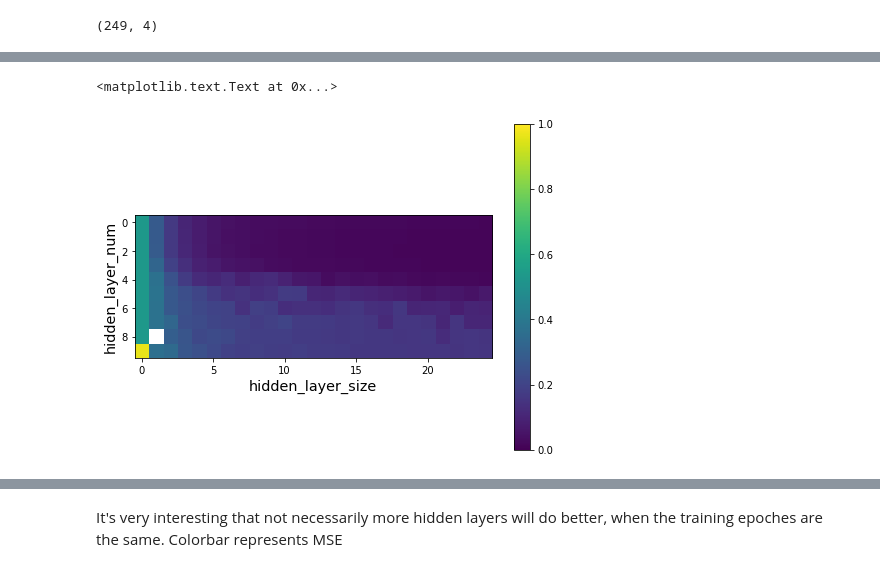
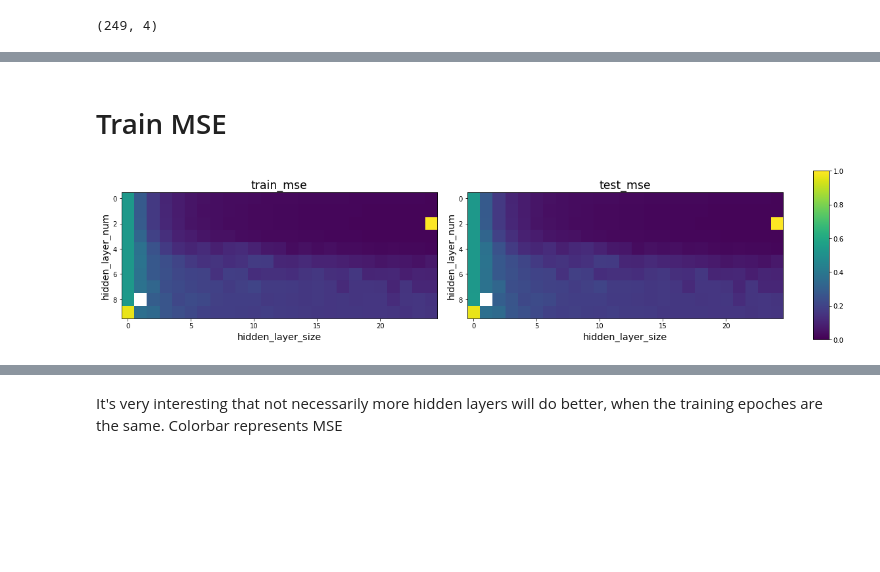
Before and after one commit to Wjh70301/berkeley-cs294, a Jupyter notebook: hw1/section-3-behavioral-cloning/tuning-hyperparameters-and-visualization/Tuning-hidden-layer-size-and-numbers-1000-epochs.ipynb, the cells around one changed output, grey strips where cells are left out. Saved outputs shown, nothing was run; the diff lists cells and outputs as text; code cells hidden in the pictures; blank space fills up the shorter version.

```diff
--- a/hw1/section-3-behavioral-cloning/tuning-hyperparameters-and-visualization/Tuning-hidden-layer-size-and-numbers-1000-epochs.ipynb
+++ b/hw1/section-3-behavioral-cloning/tuning-hyperparameters-and-visualization/Tuning-hidden-layer-size-and-numbers-1000-epochs.ipynb
@@ -41,9 +28,2 @@ test_mse = df.pivot(index='hln', columns='hls', values='test_mse')
-# %%
-plt.figure(figsize=(8, 6))
-plt.imshow(test_mse, vmin=0, vmax=1)
-plt.colorbar()
-plt.xlabel('hidden_layer_size')
-plt.ylabel('hidden_layer_num')
-# %% [output]
-<matplotlib.text.Text at 0x...>
-[figure, removed]
+# %% [markdown]
+# Train MSE
@@ -49,0 +36,18 @@ plt.ylabel('hidden_layer_num')
+# %%
+fig, axes = plt.subplots(1, 3, figsize=(16, 4), gridspec_kw={
+    "width_ratios":[1, 1, 0.05]
+})
+axes = axes.ravel()
+
+for k, i in enumerate(['train_mse', 'test_mse']):
+    ax = axes[k]
+    mse = ndf.pivot(index='hln', columns='hls', values=i)
+    im = ax.imshow(mse, vmin=0, vmax=1)
+    ax.set_xlabel('hidden_layer_size')
+    ax.set_ylabel('hidden_layer_num')
+    ax.set_title(i)
+
+fig.colorbar(im, cax=axes[-1])
+plt.tight_layout()
+# %% [output]
+[figure, added]
```
Also changed, not shown: parts of 8 cells of this notebook.
